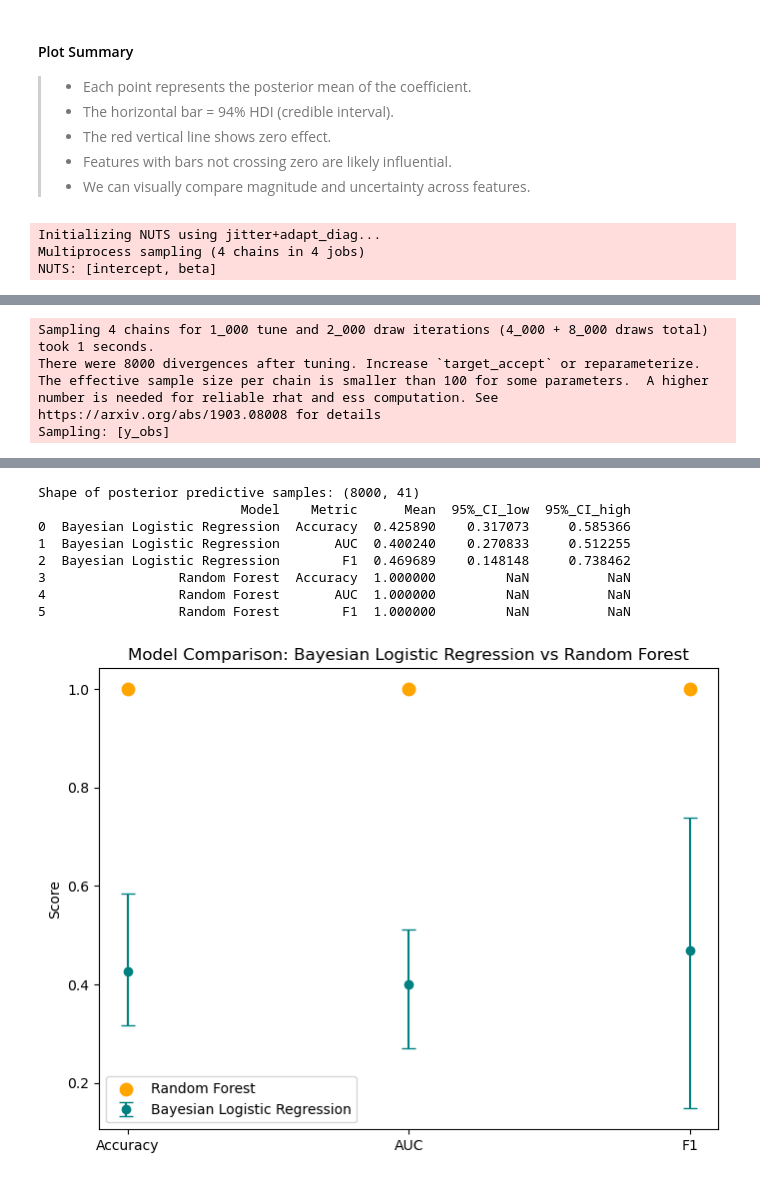
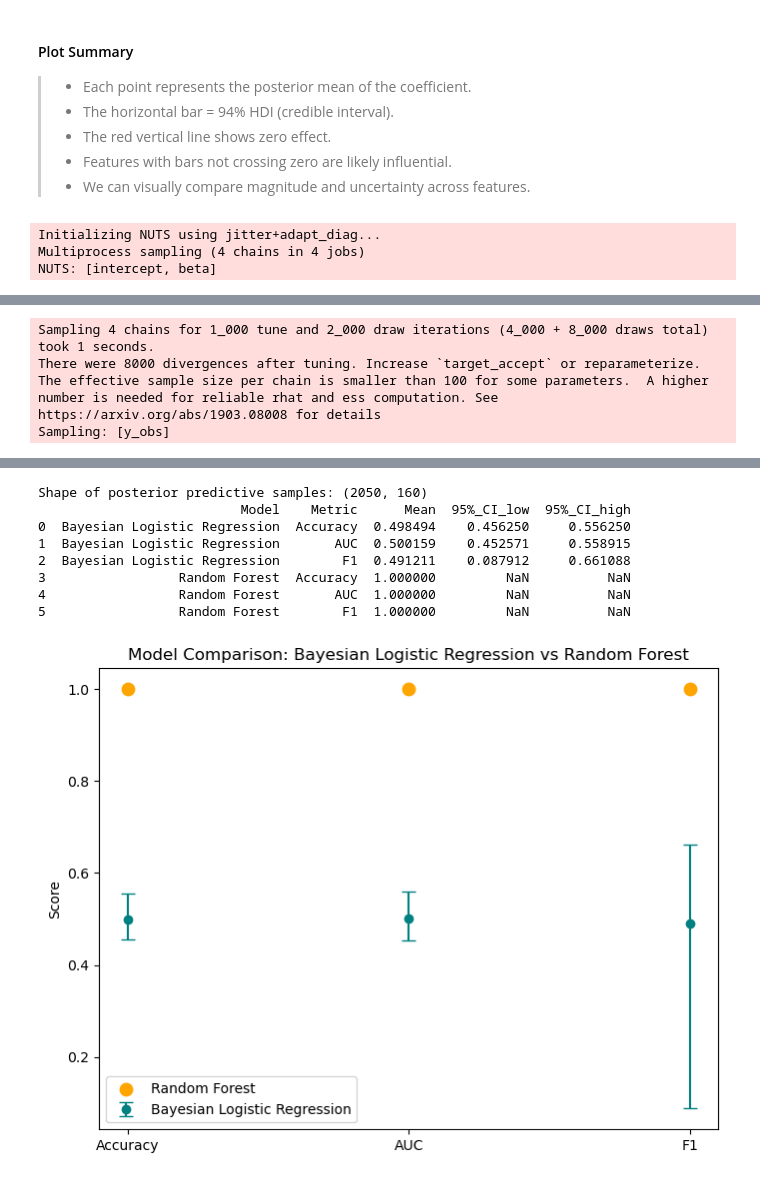
Before and after one commit to szinja/cell-translation, a Jupyter notebook: random_forest.ipynb, the cells around one changed output, grey strips where cells are left out. Cells and saved outputs as stored; diff of their text form; code cells hidden in the pictures.

```diff
--- a/random_forest.ipynb
+++ b/random_forest.ipynb
@@ -458,7 +461,7 @@ intercept_mean = intercept_samples.mean()
 
 # Compute per-feature contribution for each sample
 # contribution = feature_value * posterior_mean_coefficient
-X_scaled_df = pd.DataFrame(X_scaled, columns=X.columns)
+X_scaled_df = pd.DataFrame(X_bayes_scaled, columns=X.columns)
 feature_contrib = X_scaled_df * beta_mean  # shape: (n_samples, n_features)
 
 # Compute mean absolute contribution per feature
@@ -576,9 +579,12 @@ plt.show()
 >- We can visually compare magnitude and uncertainty across features.
 # %%
 from sklearn.metrics import accuracy_score, roc_auc_score, f1_score
+from sklearn.preprocessing import StandardScaler
 
 # Bayesian Logistic Regression
-X = df_features.drop(columns=["cruk_id", "cens_dfs", "dfs_time"])  # keep only features
+# Select top 10 features for test to reduce dimensionality
+top_features = importance_df.sort_values("importance", ascending=False)["feature"].iloc[:10].tolist()
+X_top = df_features[top_features]  # Use only top 10 features
 y = df_features["cens_dfs"]
 
 # Standardize features
@@ -587,13 +593,19 @@ n_features = X_scaled.shape[1]
 
 # Fill NaNs with 0 or mean
 X_clean = X_test.fillna(0)
-y_clean = y_test.fillna(0)
 
 # Use cleaned features (imputed or dropped NaNs)
 X_bayes = X_clean.values  # shape (n_samples, n_features)
-y_bayes = y_clean.values  # shape (n_samples,)
+y_bayes = y_test.values  # shape (n_samples,)
+
+# Standardize features
+scaler = StandardScaler()
+X_scaled = scaler.fit_transform(X_bayes)
+
+n_samples, n_features = X_scaled.shape
 
 n_features = X_bayes.shape[1]
+
 with pm.Model() as model:
     # Priors
     intercept = pm.Normal("intercept", mu=0, sigma=5)
@@ -615,21 +627,23 @@ with pm.Model() as model:
         cores=4
     )
 
-# Posterior predictive for Bayesian model
+X_bayes_scaled = scaler.fit_transform(X_train[top_features].fillna(0).values)
+y_bayes = y_train.values
+
+# Posterior predictive
 with model:
-    post_pred = pm.sample_posterior_predictive(
-        trace, var_names=["y_obs"], random_seed=42, return_inferencedata=False
-    )
+    post_pred = pm.sample_posterior_predictive(trace, var_names=["y_obs"], random_seed=42, return_inferencedata=False)
 
-# post_pred["y_obs"] is now an ndarray: shape (n_draws, n_samples)
-y_pred_samples = post_pred["y_obs"].reshape(-1, y_test.shape[0])  # shape (4*2000, 41)
+y_pred_samples = post_pred["y_obs"].reshape(-1, y_bayes.shape[0])
+
 print(f"Shape of posterior predictive samples: {y_pred_samples.shape}")
+# y_pred_samples has shape (n_draws, n_train_samples)
 accs, aucs, f1s = [], [], []
 
-for y_sample in y_pred_samples:  # y_sample has shape (n_samples,)
-    accs.append(accuracy_score(y_test.values, y_sample))
-    aucs.append(roc_auc_score(y_test.values, y_sample))
-    f1s.append(f1_score(y_test.values, y_sample))
+for y_sample in y_pred_samples:  # y_sample shape: (n_train_samples,)
+    accs.append(accuracy_score(y_bayes, y_sample))
+    aucs.append(roc_auc_score(y_bayes, y_sample))
+    f1s.append(f1_score(y_bayes, y_sample))
 
 accs = np.array(accs)
 aucs = np.array(aucs)
@@ -686,35 +700,35 @@ plt.errorbar(
     bayes_subset["Metric"], bayes_subset["Mean"],
     yerr=[bayes_subset["Mean"]-bayes_subset["95%_CI_low"],
           bayes_subset["95%_CI_high"]-bayes_subset["Mean"]],
     fmt="o", capsize=5, label="Bayesian Logistic Regression", color="teal"
 )
 
 # Plot Random Forest (point estimates)
 rf_subset = metrics_comparison[metrics_comparison["Model"]=="Random Forest"]
 plt.scatter(rf_subset["Metric"], rf_subset["Mean"], label="Random Forest", color="orange", s=80)
 
 plt.ylabel("Score")
 plt.title("Model Comparison: Bayesian Logistic Regression vs Random Forest")
 plt.legend()
 plt.show()
 # %% [output]
 Initializing NUTS using jitter+adapt_diag...
 Multiprocess sampling (4 chains in 4 jobs)
 NUTS: [intercept, beta]
 [interactive output not drawn]
 [interactive output not drawn]
 Sampling 4 chains for 1_000 tune and 2_000 draw iterations (4_000 + 8_000 draws total) took 1 seconds.
 There were 8000 divergences after tuning. Increase `target_accept` or reparameterize.
 The effective sample size per chain is smaller than 100 for some parameters.  A higher number is needed for reliable rhat and ess computation. See https://arxiv.org/abs/1903.08008 for details
 Sampling: [y_obs]
 [interactive output not drawn]
 [interactive output not drawn]
-Shape of posterior predictive samples: (8000, 41)
+Shape of posterior predictive samples: (2050, 160)
                           Model    Metric      Mean  95%_CI_low  95%_CI_high
-0  Bayesian Logistic Regression  Accuracy  0.425890    0.317073     0.585366
-1  Bayesian Logistic Regression       AUC  0.400240    0.270833     0.512255
-2  Bayesian Logistic Regression        F1  0.469689    0.148148     0.738462
+0  Bayesian Logistic Regression  Accuracy  0.498494    0.456250     0.556250
+1  Bayesian Logistic Regression       AUC  0.500159    0.452571     0.558915
+2  Bayesian Logistic Regression        F1  0.491211    0.087912     0.661088
 3                 Random Forest  Accuracy  1.000000         NaN          NaN
 4                 Random Forest       AUC  1.000000         NaN          NaN
 5                 Random Forest        F1  1.000000         NaN          NaN
-[figure, old version]
+[figure, new version]
```
Also changed, not shown: parts of 7 cells of this notebook.
